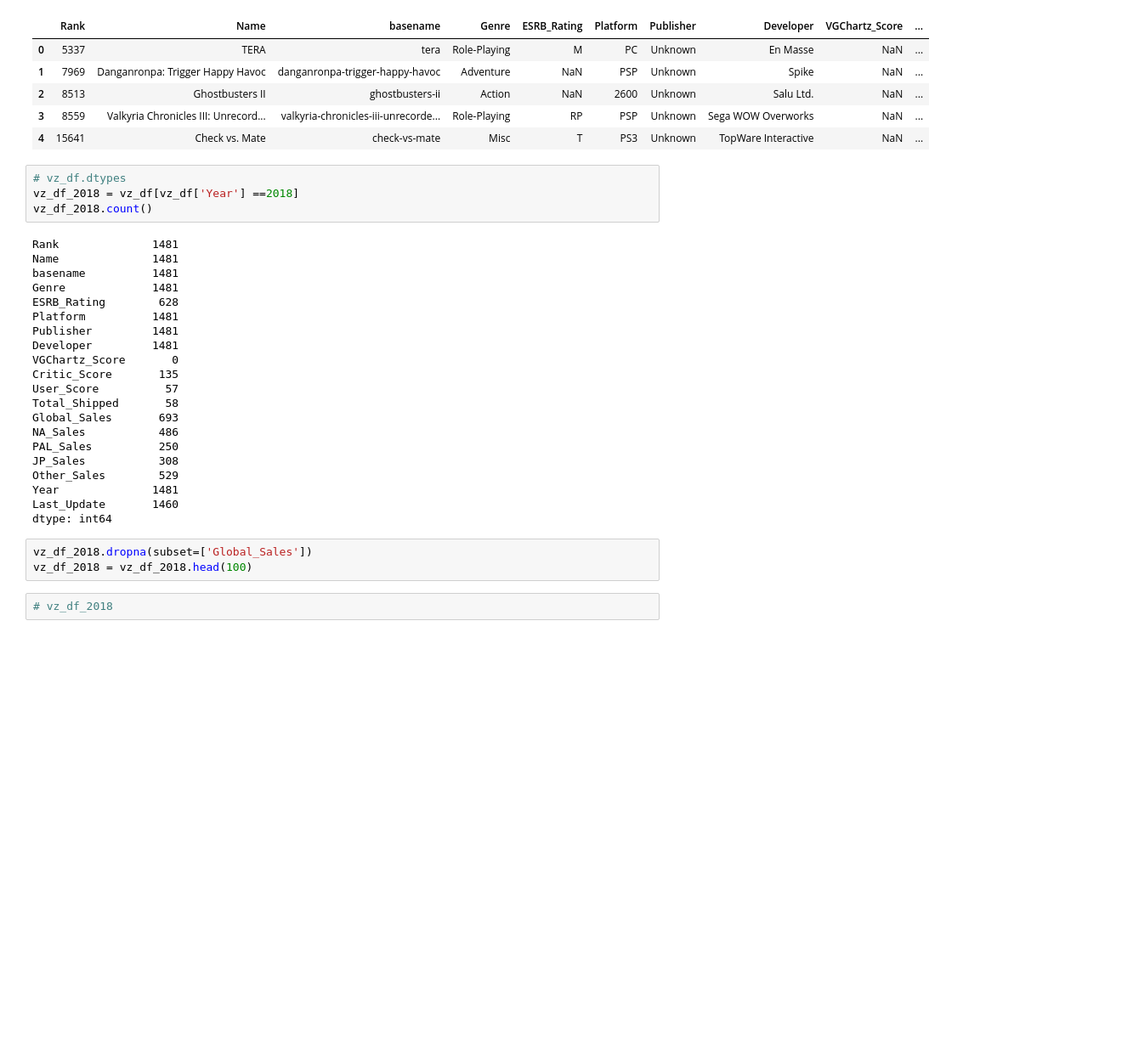
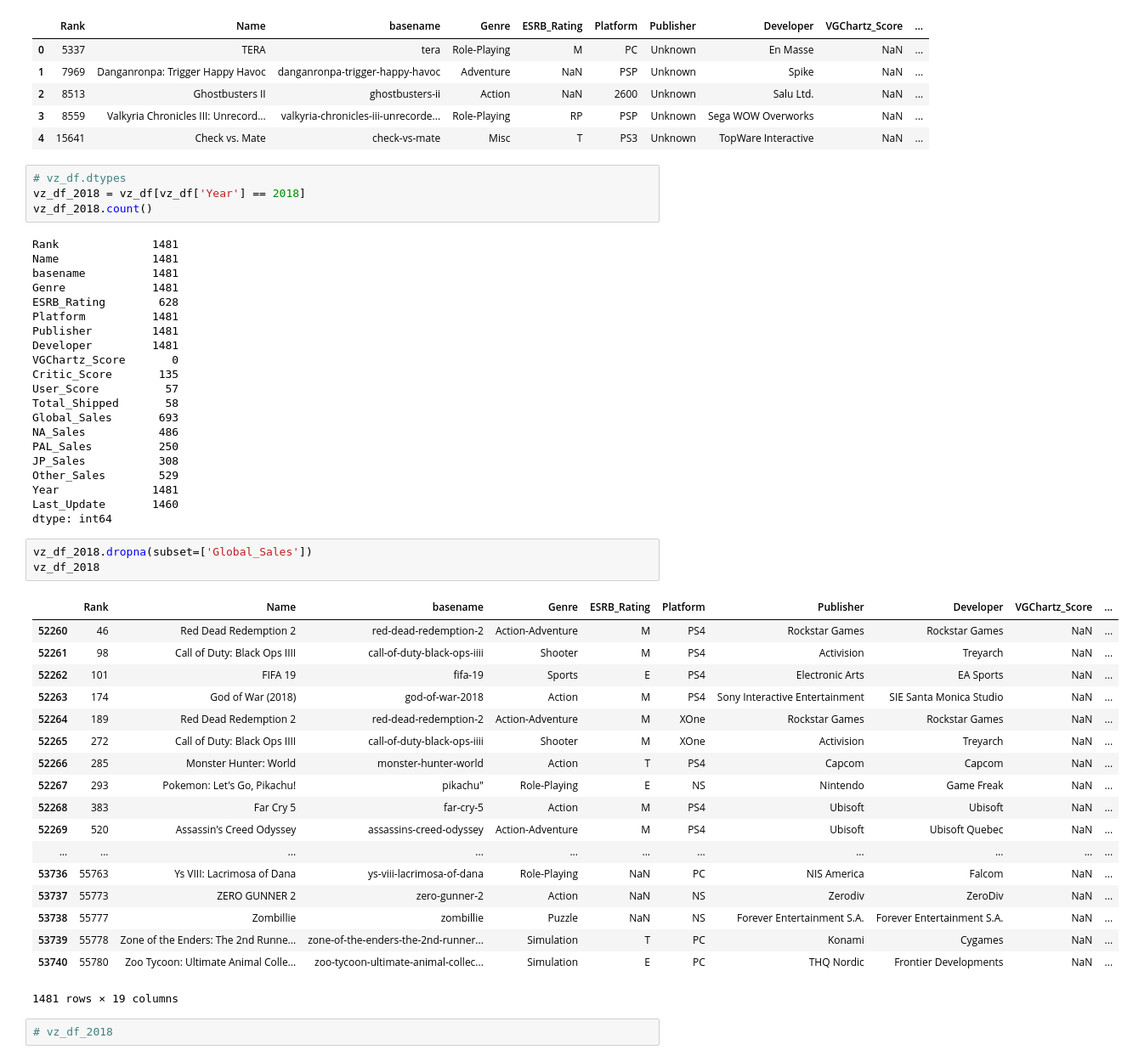
Before and after one commit to johnplakon/TheMeanSquares, a Jupyter notebook: videogame_info.ipynb, the cells around one changed output. Shown at 85% size. Saved outputs shown, nothing was run; the diff lists cells and outputs as text; blank space fills up the shorter version.

```diff
--- a/videogame_info.ipynb
+++ b/videogame_info.ipynb
@@ -122,7 +122,7 @@ vz_df.head()
 | 4 | 15641 | Check vs. Mate | check-vs-mate | Misc | T | PS3 | Unknown | TopWare Interactive | NaN | ... |
 # %%
 # vz_df.dtypes
-vz_df_2018 = vz_df[vz_df['Year'] ==2018]
+vz_df_2018 = vz_df[vz_df['Year'] == 2018]
 vz_df_2018.count()
 # %% [output]
 Rank              1481
@@ -147,7 +147,26 @@ Last_Update       1460
 dtype: int64
 # %%
 vz_df_2018.dropna(subset=['Global_Sales'])
-vz_df_2018 = vz_df_2018.head(100)
+vz_df_2018
+# %% [output]
+|  | Rank | Name | basename | Genre | ESRB_Rating | Platform | Publisher | Developer | VGChartz_Score | ... |
+| 52260 | 46 | Red Dead Redemption 2 | red-dead-redemption-2 | Action-Adventure | M | PS4 | Rockstar Games | Rockstar Games | NaN | ... |
+| 52261 | 98 | Call of Duty: Black Ops IIII | call-of-duty-black-ops-iiii | Shooter | M | PS4 | Activision | Treyarch | NaN | ... |
+| 52262 | 101 | FIFA 19 | fifa-19 | Sports | E | PS4 | Electronic Arts | EA Sports | NaN | ... |
+| 52263 | 174 | God of War (2018) | god-of-war-2018 | Action | M | PS4 | Sony Interactive Entertainment | SIE Santa Monica Studio | NaN | ... |
+| 52264 | 189 | Red Dead Redemption 2 | red-dead-redemption-2 | Action-Adventure | M | XOne | Rockstar Games | Rockstar Games | NaN | ... |
+| 52265 | 272 | Call of Duty: Black Ops IIII | call-of-duty-black-ops-iiii | Shooter | M | XOne | Activision | Treyarch | NaN | ... |
+| 52266 | 285 | Monster Hunter: World | monster-hunter-world | Action | T | PS4 | Capcom | Capcom | NaN | ... |
+| 52267 | 293 | Pokemon: Let's Go, Pikachu! | pikachu" | Role-Playing | E | NS | Nintendo | Game Freak | NaN | ... |
+| 52268 | 383 | Far Cry 5 | far-cry-5 | Action | M | PS4 | Ubisoft | Ubisoft | NaN | ... |
+| 52269 | 520 | Assassin's Creed Odyssey | assassins-creed-odyssey | Action-Adventure | M | PS4 | Ubisoft | Ubisoft Quebec | NaN | ... |
+| ... | ... | ... | ... | ... | ... | ... | ... | ... | ... | ... |
+| 53736 | 55763 | Ys VIII: Lacrimosa of Dana | ys-viii-lacrimosa-of-dana | Role-Playing | NaN | PC | NIS America | Falcom | NaN | ... |
+| 53737 | 55773 | ZERO GUNNER 2 | zero-gunner-2 | Action | NaN | NS | Zerodiv | ZeroDiv | NaN | ... |
+| 53738 | 55777 | Zombillie | zombillie | Puzzle | NaN | NS | Forever Entertainment S.A. | Forever Entertainment S.A. | NaN | ... |
+| 53739 | 55778 | Zone of the Enders: The 2nd Runne... | zone-of-the-enders-the-2nd-runner... | Simulation | T | PC | Konami | Cygames | NaN | ... |
+| 53740 | 55780 | Zoo Tycoon: Ultimate Animal Colle... | zoo-tycoon-ultimate-animal-collec... | Simulation | E | PC | THQ Nordic | Frontier Developments | NaN | ... |
+1481 rows × 19 columns
 # %%
 # vz_df_2018
 # %%
```
Also changed, not shown: parts of 7 cells of this notebook, 1 other file.
